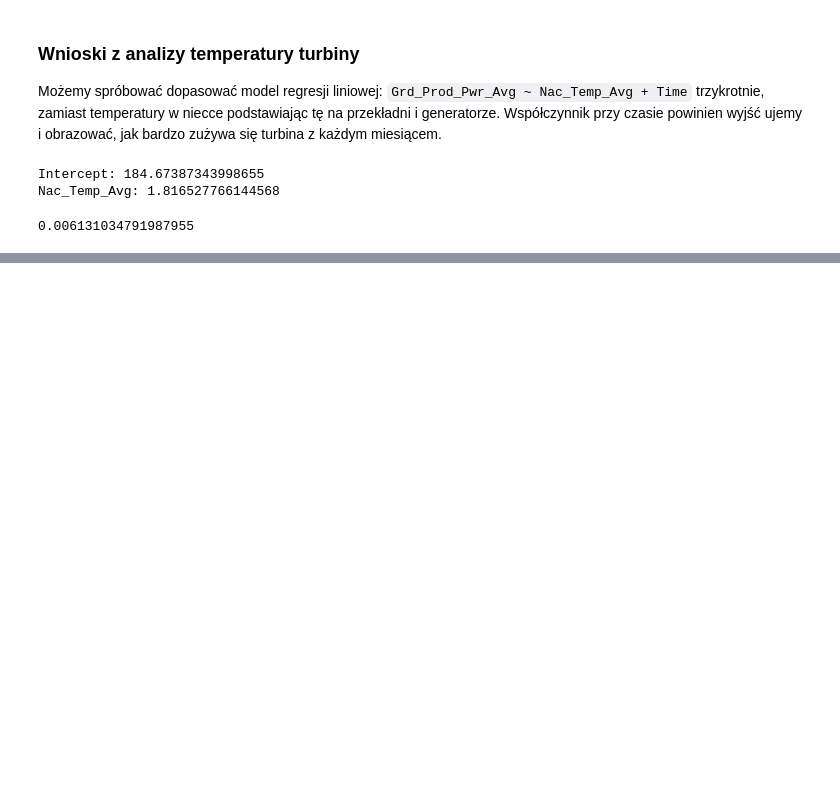
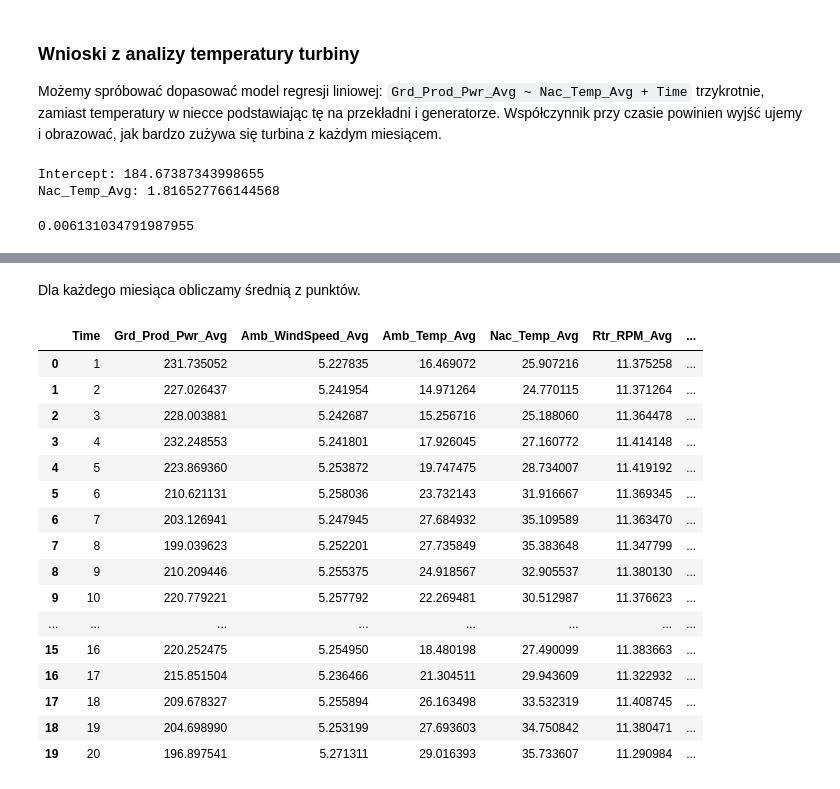
Before and after one commit to AntoniKedzierski/Windfarm, a Jupyter notebook: aging.ipynb, the cells around one changed output, grey strips where cells are left out. Drawn from its saved outputs; the diff is of its cells as text; code cells hidden in the pictures; blank space fills up the shorter version.

```diff
--- a/aging.ipynb
+++ b/aging.ipynb
@@ -83,0 +121,24 @@ print(model.score(windframe.loc[windframe.Time == 1, ["Nac_Temp_Avg"]], windfram
+# %% [markdown]
+Dla każdego miesiąca obliczamy średnią z punktów.
+# %%
+monthly_mean = windframe.groupby(by="Time").mean().reset_index()
+monthly_mean = monthly_mean.iloc[:-1, :] # Ostatni wiersz jest niepełny
+monthly_mean
+# %% [output]
+|  | Time | Grd_Prod_Pwr_Avg | Amb_WindSpeed_Avg | Amb_Temp_Avg | Nac_Temp_Avg | Rtr_RPM_Avg | ... |
+| 0 | 1 | 231.735052 | 5.227835 | 16.469072 | 25.907216 | 11.375258 | ... |
+| 1 | 2 | 227.026437 | 5.241954 | 14.971264 | 24.770115 | 11.371264 | ... |
+| 2 | 3 | 228.003881 | 5.242687 | 15.256716 | 25.188060 | 11.364478 | ... |
+| 3 | 4 | 232.248553 | 5.241801 | 17.926045 | 27.160772 | 11.414148 | ... |
+| 4 | 5 | 223.869360 | 5.253872 | 19.747475 | 28.734007 | 11.419192 | ... |
+| 5 | 6 | 210.621131 | 5.258036 | 23.732143 | 31.916667 | 11.369345 | ... |
+| 6 | 7 | 203.126941 | 5.247945 | 27.684932 | 35.109589 | 11.363470 | ... |
+| 7 | 8 | 199.039623 | 5.252201 | 27.735849 | 35.383648 | 11.347799 | ... |
+| 8 | 9 | 210.209446 | 5.255375 | 24.918567 | 32.905537 | 11.380130 | ... |
+| 9 | 10 | 220.779221 | 5.257792 | 22.269481 | 30.512987 | 11.376623 | ... |
+| ... | ... | ... | ... | ... | ... | ... | ... |
+| 15 | 16 | 220.252475 | 5.254950 | 18.480198 | 27.490099 | 11.383663 | ... |
+| 16 | 17 | 215.851504 | 5.236466 | 21.304511 | 29.943609 | 11.322932 | ... |
+| 17 | 18 | 209.678327 | 5.255894 | 26.163498 | 33.532319 | 11.408745 | ... |
+| 18 | 19 | 204.698990 | 5.253199 | 27.693603 | 34.750842 | 11.380471 | ... |
+| 19 | 20 | 196.897541 | 5.271311 | 29.016393 | 35.733607 | 11.290984 | ... |
```
Also changed, not shown: parts of 11 cells of this notebook.
